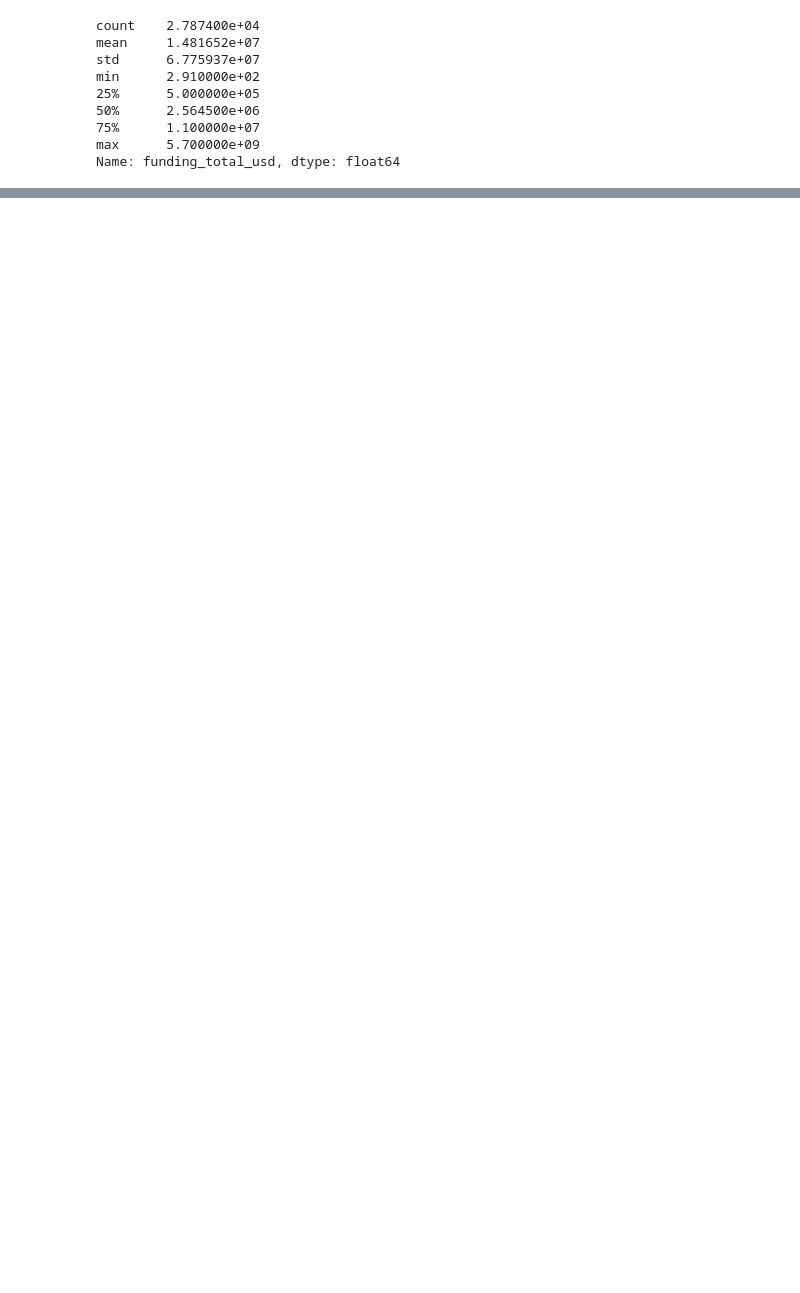
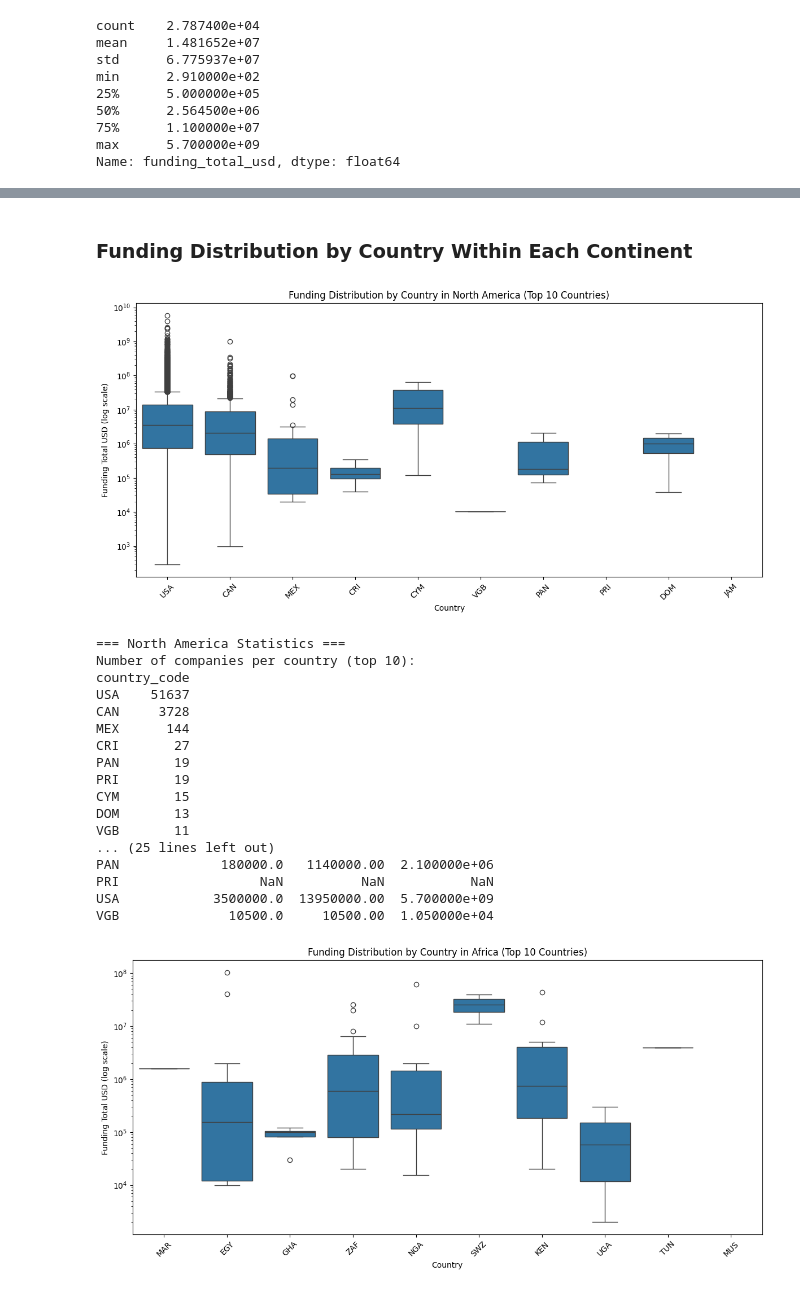
Before and after one commit to GM-Team-1/gm-credit-fund-risk-model, a Jupyter notebook: eda.ipynb, the cells around one changed output, grey strips where cells are left out. Drawn from its saved outputs; the diff is of its cells as text; code cells hidden in the pictures; blank space fills up the shorter version.

```diff
--- a/eda.ipynb
+++ b/eda.ipynb
@@ -43,0 +111,45 @@ Name: funding_total_usd, dtype: float64
+# %% [markdown]
+### Funding Distribution by Country Within Each Continent
+# %%
+for cont in df_valid_continents['continent'].unique():
+    df_cont = df_valid_continents[df_valid_continents['continent'] == cont]
+
+    top_countries = df_cont['country_code'].value_counts().head(10).index
+    df_cont_top = df_cont[df_cont['country_code'].isin(top_countries)]
+
+    plt.figure(figsize=(12,6))
+    sns.boxplot(x='country_code', y='funding_total_usd', data=df_cont_top)
+    plt.yscale('log')
+    plt.title(f'Funding Distribution by Country in {cont} (Top 10 Countries)')
+    plt.xlabel('Country')
+    plt.ylabel('Funding Total USD (log scale)')
+    plt.xticks(rotation=45)
+    plt.tight_layout()
+    plt.show()
+
+    # Show summary statistics for this continent
+    print(f"\n=== {cont} Statistics ===")
+    print(f"Number of companies per country (top 10):")
+    print(df_cont_top['country_code'].value_counts())
+    print(f"\nFunding statistics by country in {cont}:")
+    print(df_cont_top.groupby('country_code')['funding_total_usd'].describe())
+# %% [output]
+[figure, added]
+=== North America Statistics ===
+Number of companies per country (top 10):
+country_code
+USA    51637
+CAN     3728
+MEX      144
+CRI       27
+PAN       19
+PRI       19
+CYM       15
+DOM       13
+VGB       11
+... (25 lines left out)
+PAN             180000.0   1140000.00  2.100000e+06
+PRI                  NaN          NaN           NaN
+USA            3500000.0  13950000.00  5.700000e+09
+VGB              10500.0     10500.00  1.050000e+04
+[figure, added]
```
Also changed, not shown: parts of 28 cells of this notebook, 2 other files.
